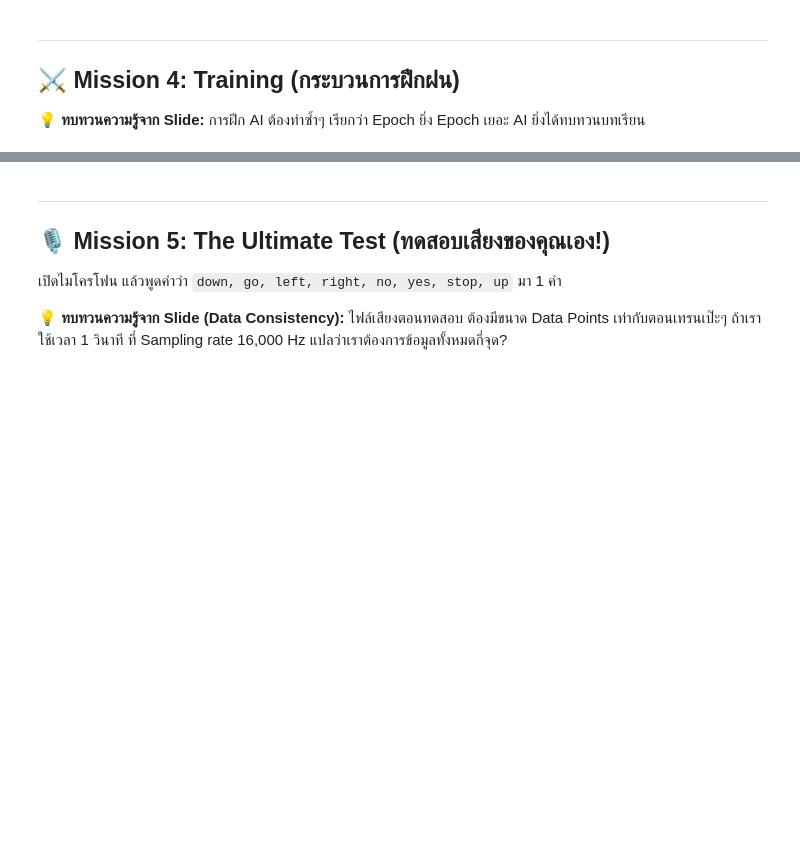
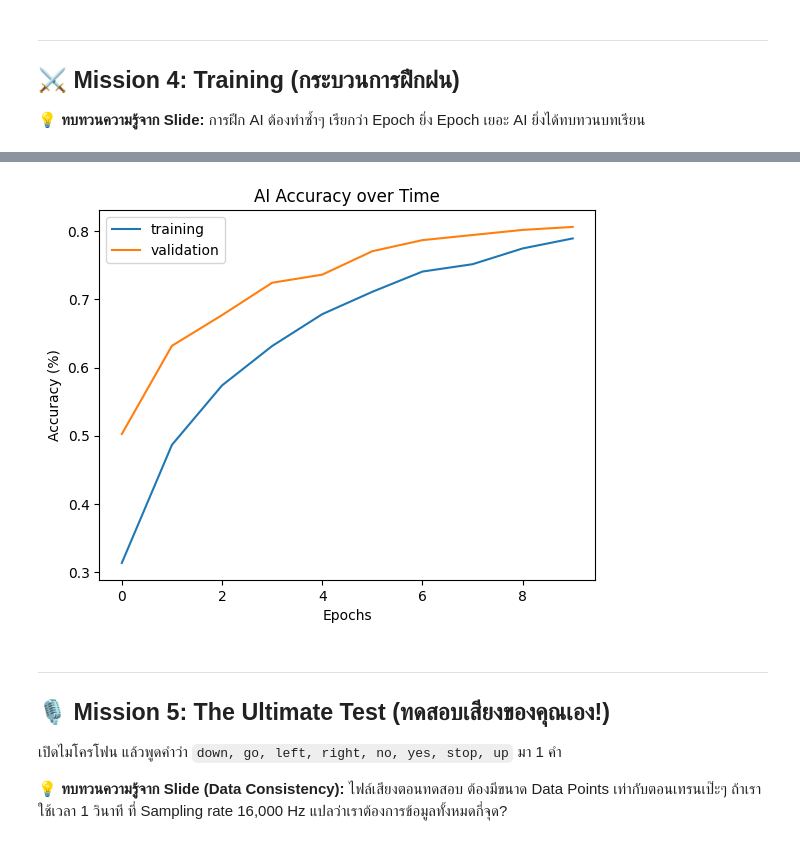
Before and after one commit to ark9029/DSP-Labs, a Jupyter notebook: Lab03_SpeechRecognition_Student_67080502245.ipynb, the cells around one changed output, grey strips where cells are left out. Drawn from its saved outputs; the diff is of its cells as text; code cells hidden in the pictures; blank space fills up the shorter version.

```diff
--- a/Lab03_SpeechRecognition_Student_67080502245.ipynb
+++ b/Lab03_SpeechRecognition_Student_67080502245.ipynb
@@ -109,7 +115,7 @@ model = models.Sequential([
     # 🎯 ภารกิจที่ 2: เติมจำนวน Node ของ Output Layer และ Activation Function
     # คำใบ้: จำนวน Node ใช้ตัวแปร num_classes / ฟังก์ชันใช้ 'softmax'
     # ---------------------------------------------------------
-    layers.Dense(### YOUR CODE HERE ###, activation='### YOUR CODE HERE ###')
+    layers.Dense(num_classes, activation='softmax')
 ])
 
 model.summary()
@@ -125,7 +156,7 @@ model.compile(optimizer='adam',
 # ---------------------------------------------------------
 # 🎯 ภารกิจที่ 3: กำหนดรอบการฝึกฝน (ลองใส่สัก 10 รอบ)
 # ---------------------------------------------------------
-EPOCHS = ### YOUR CODE HERE ###
+EPOCHS = 10
 
 history = model.fit(
     train_spectrogram_ds,
@@ -141,3 +172,4 @@ plt.title('AI Accuracy over Time')
 plt.xlabel('Epochs')
 plt.ylabel('Accuracy (%)')
 plt.show()
+# %% [output]
@@ -144,3 +196,4 @@ plt.show()
+[figure, added]
 # %% [markdown]
 ---
 ## 🎙️ Mission 5: The Ultimate Test (ทดสอบเสียงของคุณเอง!)
```
Also changed, not shown: parts of 5 cells of this notebook.
